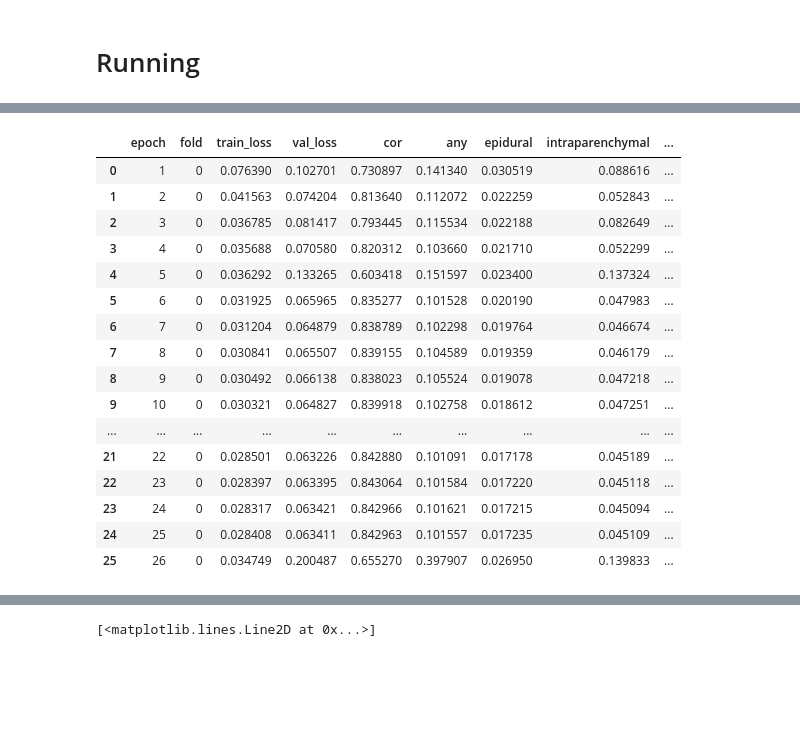
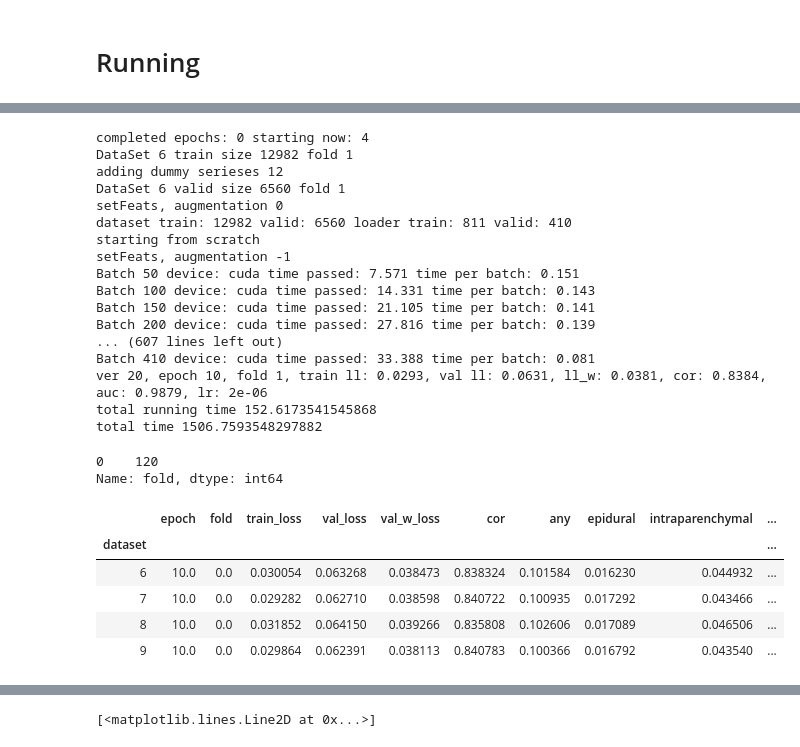
Before and after one commit to nosound2/RSNA-Hemorrhage, a Jupyter notebook: notebooks/Training.ipynb, the cells around one changed output, grey strips where cells are left out. Drawn from its saved outputs; the diff is of its cells as text; code cells hidden in the pictures; blank space fills up the shorter version.

Commit message:
running

```diff
--- a/notebooks/Training.ipynb
+++ b/notebooks/Training.ipynb
@@ -142,20 +180,45 @@ setFeats, augmentation -1
+# %%
+weight_decay = 1e-4
+lrs = np.array([2e-4, 2e-5, 5e-6, 2e-6])
+epochs = np.array([4, 3, 2, 1])
+stg = time.time()
+ds = 6
+f = 1
+for i,lr in enumerate(lrs):
+    learning_rate = lr
+    model, predictions, val_results = train_one(dataset=ds, epochs=epochs[i], bs=16, fold=f)
+print('total time', time.time() - stg)
+# %% [output]
+completed epochs: 0 starting now: 4
+DataSet 6 train size 12982 fold 1
+adding dummy serieses 12
+DataSet 6 valid size 6560 fold 1
+setFeats, augmentation 0
+dataset train: 12982 valid: 6560 loader train: 811 valid: 410
+starting from scratch
+setFeats, augmentation -1
+Batch 50 device: cuda time passed: 7.571 time per batch: 0.151
+Batch 100 device: cuda time passed: 14.331 time per batch: 0.143
+Batch 150 device: cuda time passed: 21.105 time per batch: 0.141
+Batch 200 device: cuda time passed: 27.816 time per batch: 0.139
+... (607 lines left out)
+Batch 410 device: cuda time passed: 33.388 time per batch: 0.081
+ver 20, epoch 10, fold 1, train ll: 0.0293, val ll: 0.0631, ll_w: 0.0381, cor: 0.8384, auc: 0.9879, lr: 2e-06
+total running time 152.6173541545868
+total time 1506.7593548297882
+# %%
+stats.fold.value_counts()
+# %% [output]
+0    120
+Name: fold, dtype: int64
 # %%
-pd.read_csv(PATH_WORK/'stats.f{}.v{}'.format(0,VERSION))
+stats = pd.concat([pd.read_csv(PATH_WORK/'stats.f{}.v{}'.format(i,VERSION)) for i in range(3)], axis=0, sort=False)
-# %% [output]
-|  | epoch | fold | train_loss | val_loss | cor | any | epidural | intraparenchymal | ... |
-| 0 | 1 | 0 | 0.076390 | 0.102701 | 0.730897 | 0.141340 | 0.030519 | 0.088616 | ... |
-| 1 | 2 | 0 | 0.041563 | 0.074204 | 0.813640 | 0.112072 | 0.022259 | 0.052843 | ... |
-| 2 | 3 | 0 | 0.036785 | 0.081417 | 0.793445 | 0.115534 | 0.022188 | 0.082649 | ... |
-| 3 | 4 | 0 | 0.035688 | 0.070580 | 0.820312 | 0.103660 | 0.021710 | 0.052299 | ... |
-| 4 | 5 | 0 | 0.036292 | 0.133265 | 0.603418 | 0.151597 | 0.023400 | 0.137324 | ... |
-| 5 | 6 | 0 | 0.031925 | 0.065965 | 0.835277 | 0.101528 | 0.020190 | 0.047983 | ... |
-| 6 | 7 | 0 | 0.031204 | 0.064879 | 0.838789 | 0.102298 | 0.019764 | 0.046674 | ... |
-| 7 | 8 | 0 | 0.030841 | 0.065507 | 0.839155 | 0.104589 | 0.019359 | 0.046179 | ... |
-| 8 | 9 | 0 | 0.030492 | 0.066138 | 0.838023 | 0.105524 | 0.019078 | 0.047218 | ... |
-| 9 | 10 | 0 | 0.030321 | 0.064827 | 0.839918 | 0.102758 | 0.018612 | 0.047251 | ... |
-| ... | ... | ... | ... | ... | ... | ... | ... | ... | ... |
-| 21 | 22 | 0 | 0.028501 | 0.063226 | 0.842880 | 0.101091 | 0.017178 | 0.045189 | ... |
-| 22 | 23 | 0 | 0.028397 | 0.063395 | 0.843064 | 0.101584 | 0.017220 | 0.045118 | ... |
-| 23 | 24 | 0 | 0.028317 | 0.063421 | 0.842966 | 0.101621 | 0.017215 | 0.045094 | ... |
-| 24 | 25 | 0 | 0.028408 | 0.063411 | 0.842963 | 0.101557 | 0.017235 | 0.045109 | ... |
-| 25 | 26 | 0 | 0.034749 | 0.200487 | 0.655270 | 0.397907 | 0.026950 | 0.139833 | ... |
+# %%
+stats.loc[stats.epoch==10].groupby('dataset').mean()
+# %% [output]
+|  | epoch | fold | train_loss | val_loss | val_w_loss | cor | any | epidural | intraparenchymal | ... |
+| dataset |  |  |  |  |  |  |  |  |  | ... |
+| 6 | 10.0 | 0.0 | 0.030054 | 0.063268 | 0.038473 | 0.838324 | 0.101584 | 0.016230 | 0.044932 | ... |
+| 7 | 10.0 | 0.0 | 0.029282 | 0.062710 | 0.038598 | 0.840722 | 0.100935 | 0.017292 | 0.043466 | ... |
+| 8 | 10.0 | 0.0 | 0.031852 | 0.064150 | 0.039266 | 0.835808 | 0.102606 | 0.017089 | 0.046506 | ... |
+| 9 | 10.0 | 0.0 | 0.029864 | 0.062391 | 0.038113 | 0.840783 | 0.100366 | 0.016792 | 0.043540 | ... |
```
Also changed, not shown: parts of 11 cells of this notebook, 3 other files.
